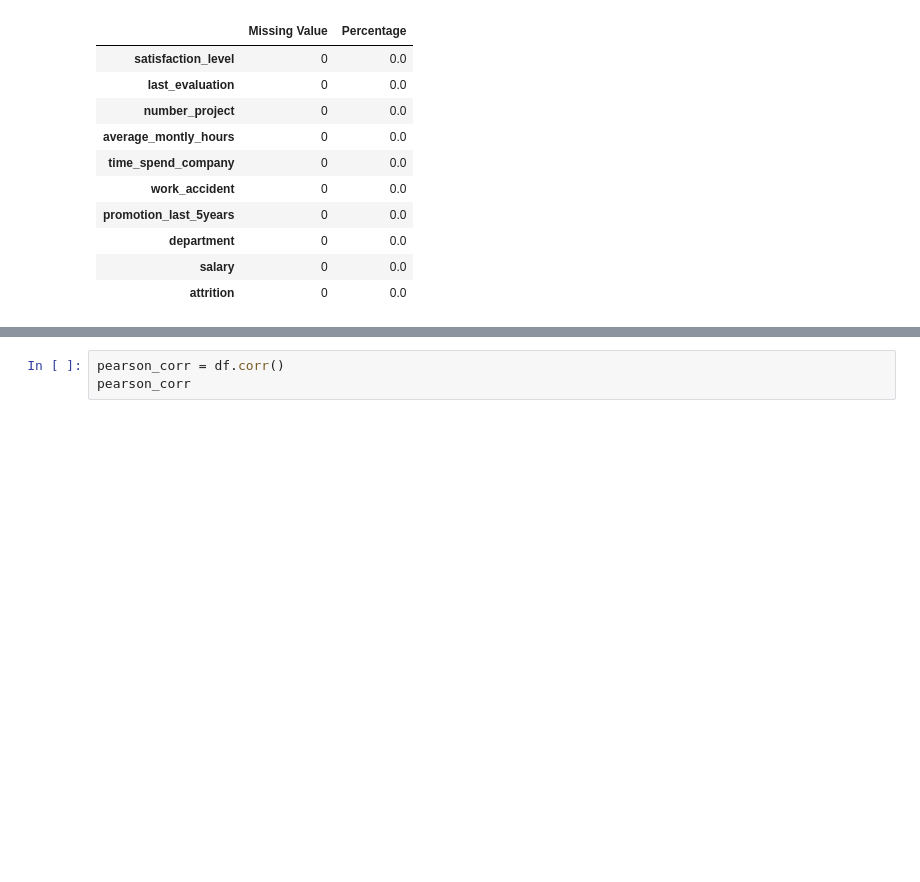
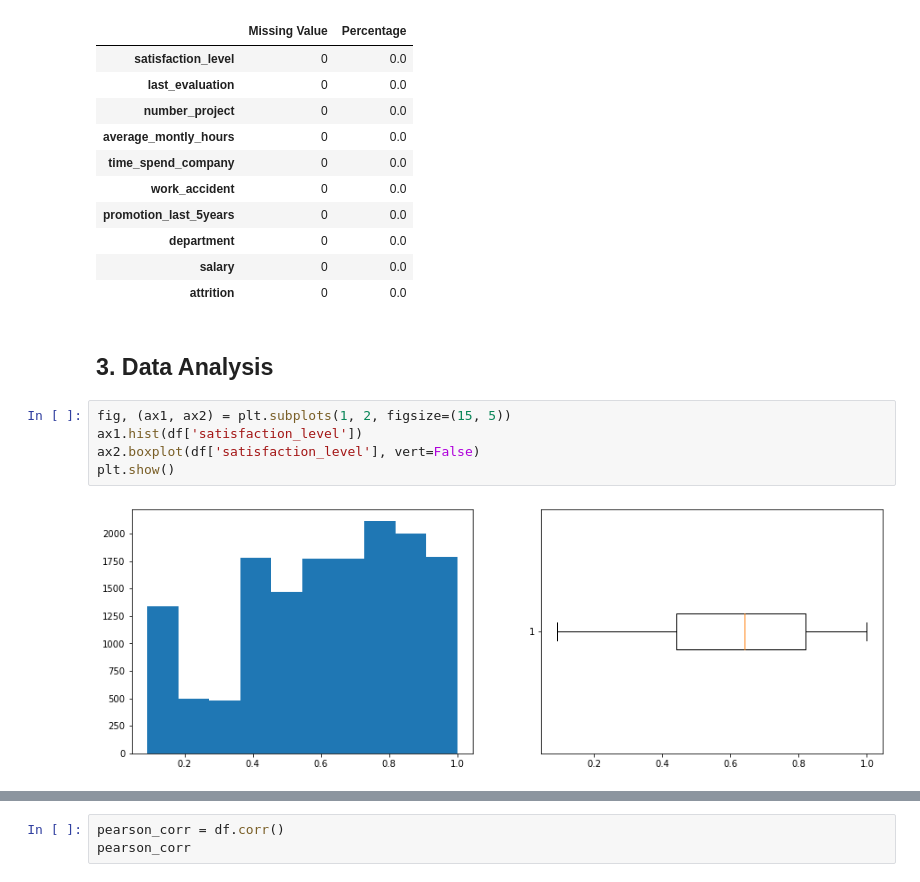
Before and after one commit to Heang168/Employee_turnover, a Jupyter notebook: Employee_Turnover.ipynb, the cells around one changed output, grey strips where cells are left out. Cells and saved outputs as stored; diff of their text form; blank space fills up the shorter version.

```diff
--- a/Employee_Turnover.ipynb
+++ b/Employee_Turnover.ipynb
@@ -86,3 +112,12 @@ missing_value
 | department | 0 | 0.0 |
 | salary | 0 | 0.0 |
 | attrition | 0 | 0.0 |
+# %% [markdown]
+## 3. Data Analysis
+# %%
+fig, (ax1, ax2) = plt.subplots(1, 2, figsize=(15, 5))
+ax1.hist(df['satisfaction_level'])
+ax2.boxplot(df['satisfaction_level'], vert=False)
+plt.show()
+# %% [output]
+[figure, added]
```
Also changed, not shown: parts of 26 cells of this notebook, 2 other files.
